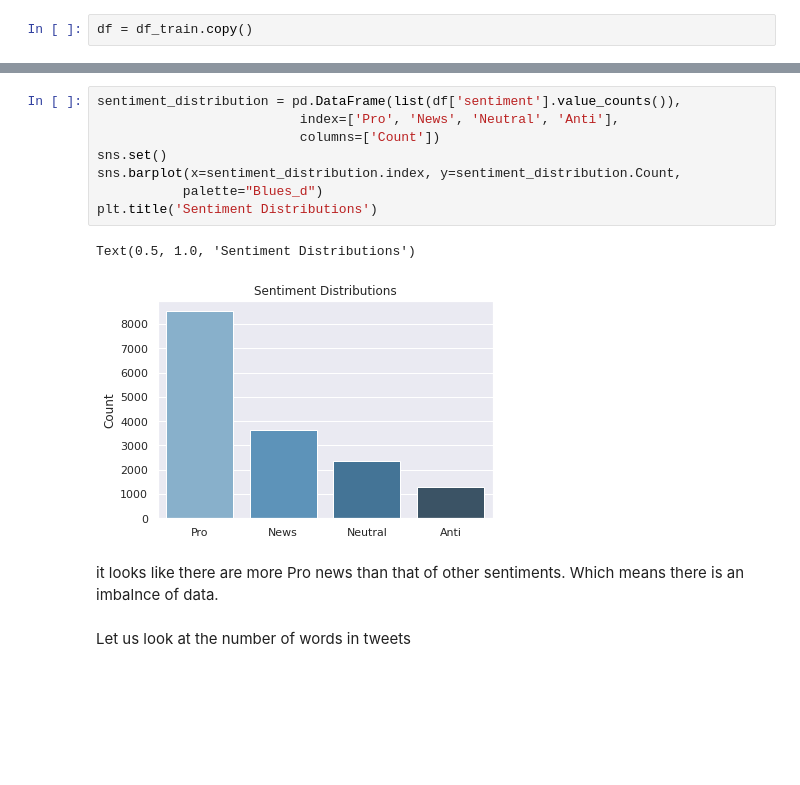
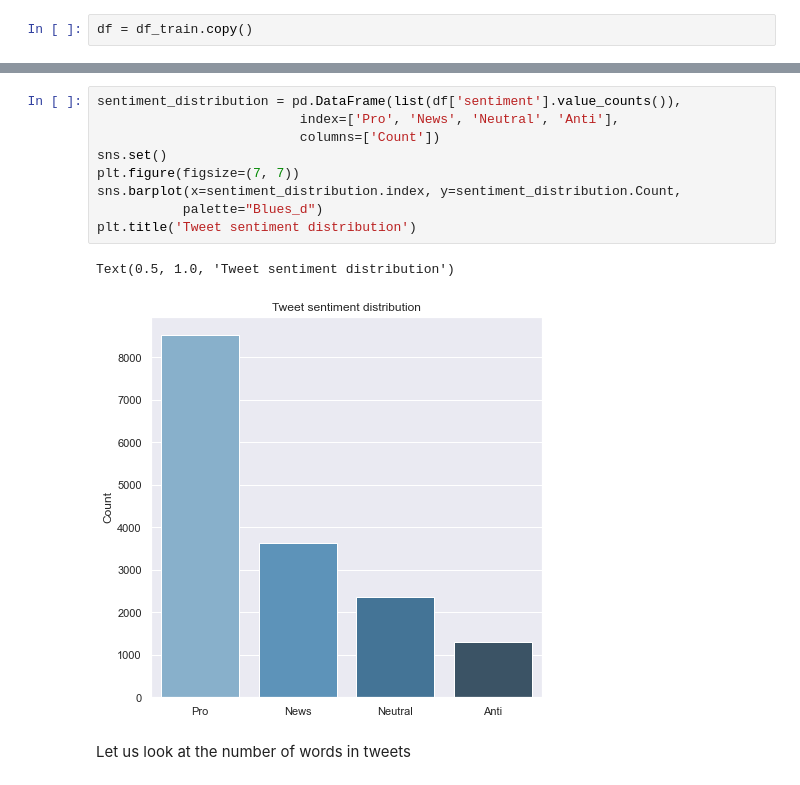
Before and after one commit to TomK24/classification-predict-Team-1, a Jupyter notebook: classification/Draft notebook combined.ipynb, the cells around one changed output, grey strips where cells are left out. Cells and saved outputs as stored; diff of their text form; blank space fills up the shorter version.

Commit message:
Cleaned up EDA narrative, added one more figure to EDA section

```diff
--- a/classification/Draft notebook combined.ipynb
+++ b/classification/Draft notebook combined.ipynb
@@ -247,17 +260,15 @@ Let us look at the sentiment for tweets
 # %%
 sentiment_distribution = pd.DataFrame(list(df['sentiment'].value_counts()),
                           index=['Pro', 'News', 'Neutral', 'Anti'],
                           columns=['Count'])
 sns.set()
+plt.figure(figsize=(7, 7))
 sns.barplot(x=sentiment_distribution.index, y=sentiment_distribution.Count,
            palette="Blues_d")
-plt.title('Sentiment Distributions')
+plt.title('Tweet sentiment distribution')
 # %% [output]
-Text(0.5, 1.0, 'Sentiment Distributions')
+Text(0.5, 1.0, 'Tweet sentiment distribution')
-[figure, old version]
+[figure, new version]
-# %% [markdown]
-
-it looks like there are more Pro news than that of other sentiments. Which means there is an imbalnce of data.
 # %% [markdown]
 Let us look at the number of words in tweets
 # %% [markdown]
```
Also changed, not shown: parts of 20 cells of this notebook.
